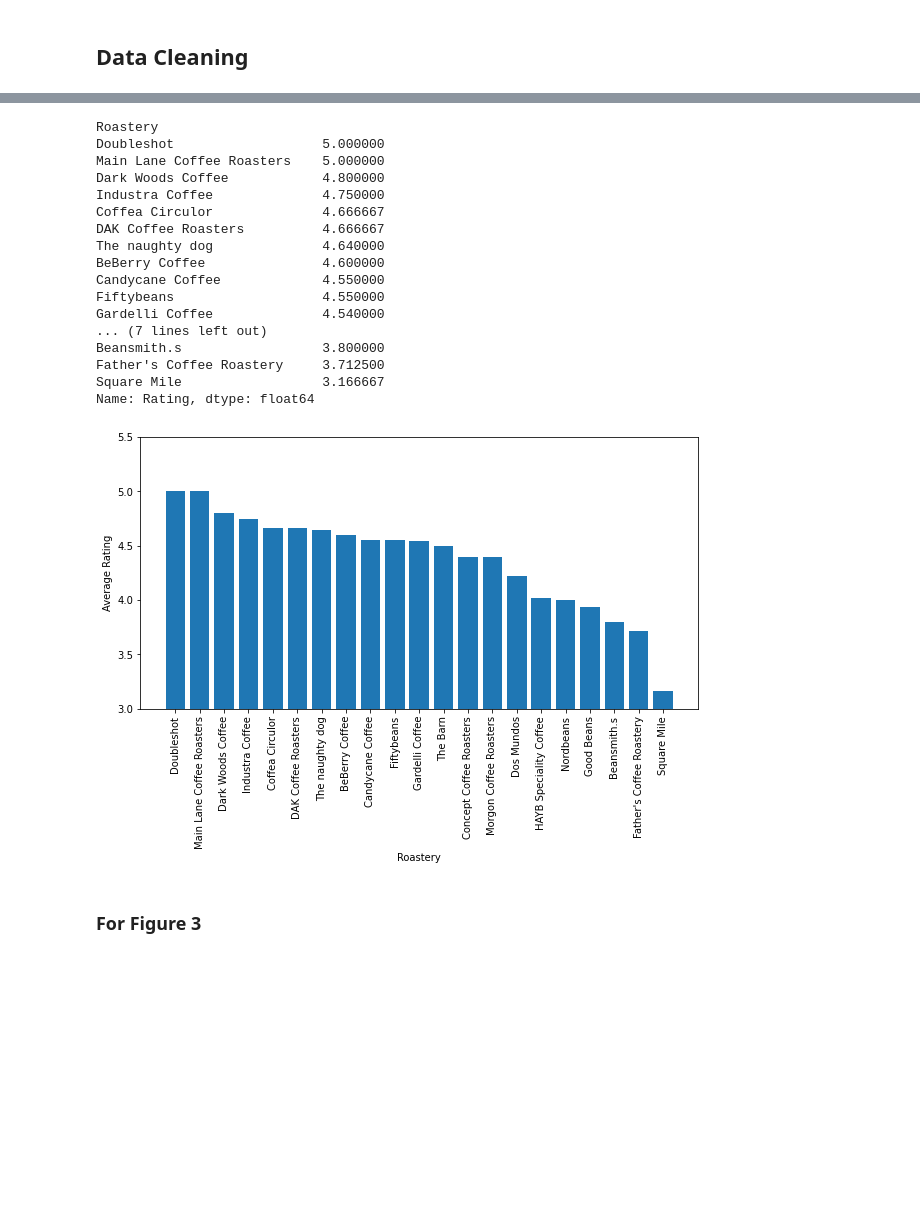
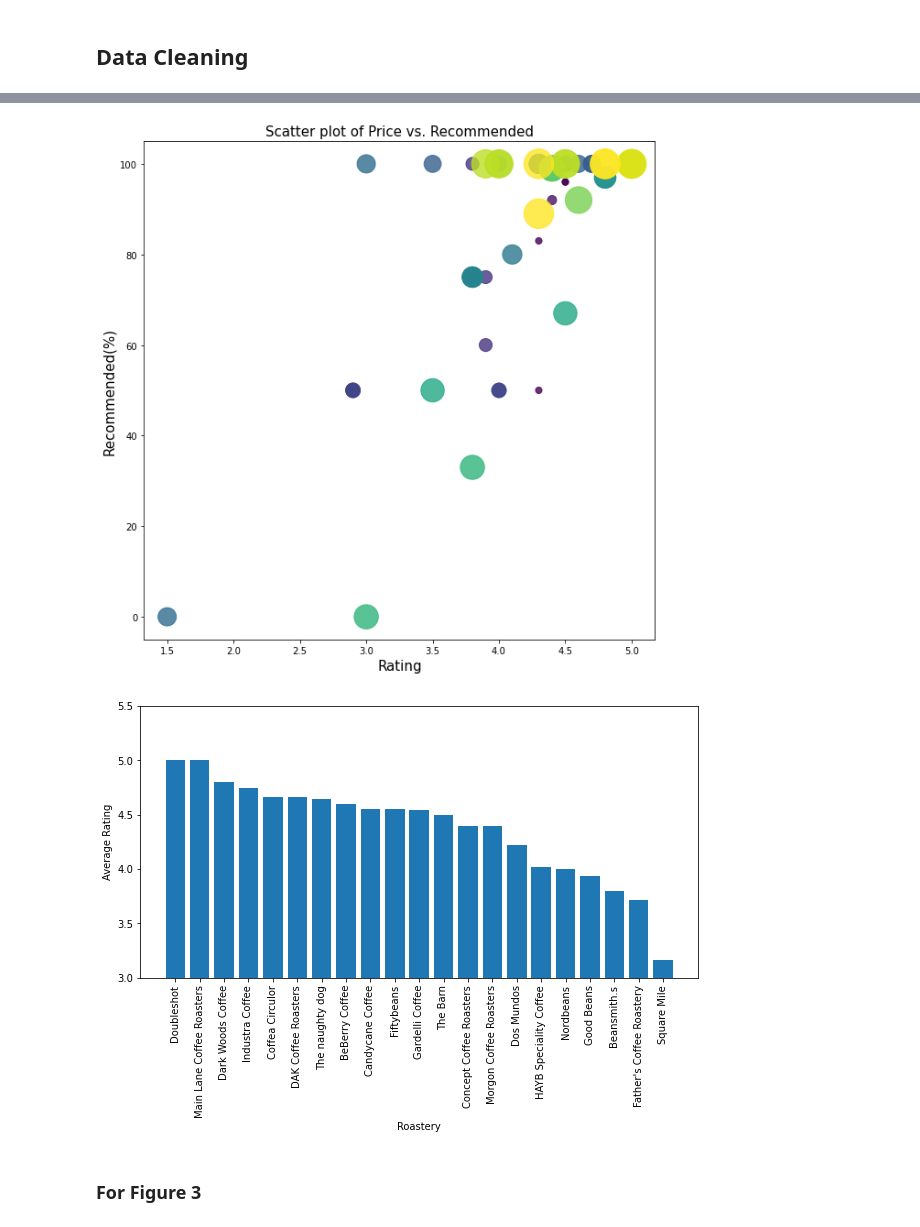
Before and after one commit to com-480-data-visualization/project-2023-kingdom_of_kaffa, a Jupyter notebook: dataset_analysis/kofio_da.ipynb, the cells around one changed output, grey strips where cells are left out. Cells and saved outputs as stored; diff of their text form; code cells hidden in the pictures; blank space fills up the shorter version.

```diff
--- a/dataset_analysis/kofio_da.ipynb
+++ b/dataset_analysis/kofio_da.ipynb
@@ -149,6 +137,26 @@ plt.show()
+# %%
+x, y  = df_fig2["Rating"], df_fig2["Recommended"]
+plt.figure(figsize=(10, 10))
+unique_vals, label_indices = pd.factorize(df_fig2["Roastery"])
+unique_vals += 1 # this is done to remove value 0
+plt.scatter(x, y, c=unique_vals, s=unique_vals*50, alpha=0.8)
+plt.xlabel("Rating", fontsize=15)
+plt.ylabel("Recommended(%)", fontsize=15)
+plt.title("Scatter plot of Price vs. Recommended", fontsize=15)
+plt.show()
+
+# alternative display:
+
+# plt.figure(figsize=(8, 6))
+# sns.scatterplot(x='Rating', y='Recommended', data=df_fig2)
+# plt.title('Scatter plot of Rating vs. Recommended')
+# plt.ylabel('Recommended(%)')
+# plt.show()
+# %% [output]
+[figure, added]
 # %%
 df_mean = df_fig2.groupby('Roastery')['Rating'].mean().sort_values(ascending=False)
-print(df_mean)
+# print(df_mean)
 
 plt.figure(figsize=(10, 5))
 plt.bar(df_mean.index, df_mean.values)
@@ -160,23 +168,6 @@ plt.xticks(rotation=90)
 
 plt.show()
 # %% [output]
-Roastery
-Doubleshot                   5.000000
-Main Lane Coffee Roasters    5.000000
-Dark Woods Coffee            4.800000
-Industra Coffee              4.750000
-Coffea Circulor              4.666667
-DAK Coffee Roasters          4.666667
-The naughty dog              4.640000
-BeBerry Coffee               4.600000
-Candycane Coffee             4.550000
-Fiftybeans                   4.550000
-Gardelli Coffee              4.540000
-... (7 lines left out)
-Beansmith.s                  3.800000
-Father's Coffee Roastery     3.712500
-Square Mile                  3.166667
-Name: Rating, dtype: float64
 [figure]
 # %% [markdown]
 ### For Figure 3
```
Also changed, not shown: parts of 18 cells of this notebook.
